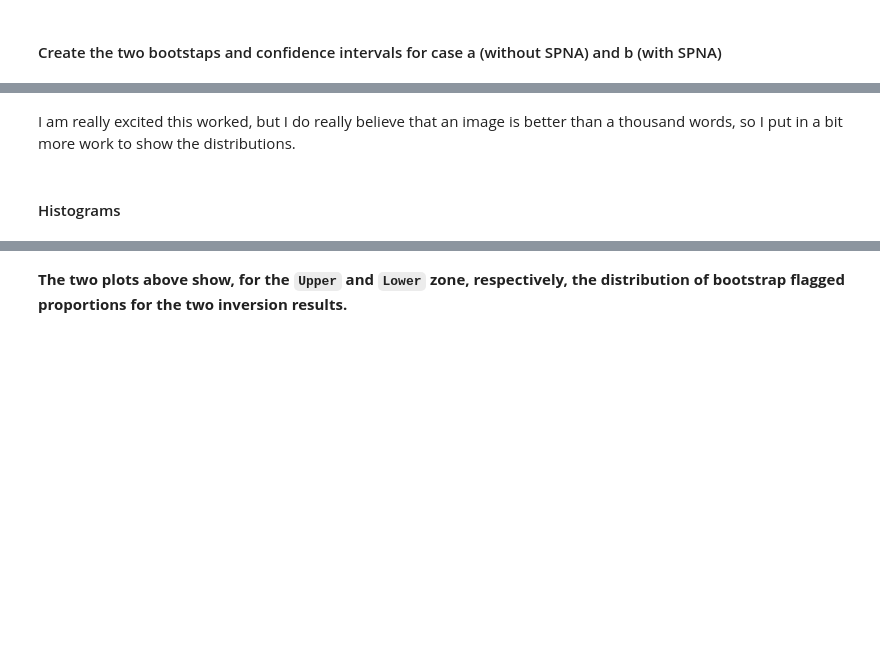
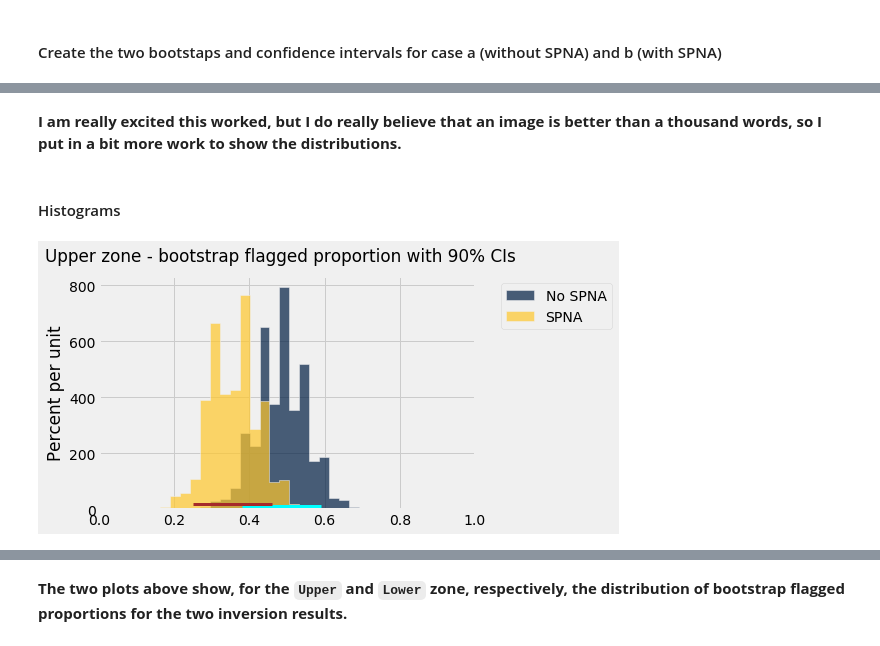
Before and after one commit to mycarta/Be-a-geoscience-detective, a Jupyter notebook: Be-a-geoscience-detective.ipynb, the cells around one changed output, grey strips where cells are left out. Saved outputs shown, nothing was run; the diff lists cells and outputs as text; code cells hidden in the pictures; blank space fills up the shorter version.

Commit message:
more pythonic code bootstrap part

```diff
--- a/Be-a-geoscience-detective.ipynb
+++ b/Be-a-geoscience-detective.ipynb
@@ -430,8 +420,8 @@ def bootstrap_proportion_wrapper(original_sample, label, replications, low, up):
 # %%
-zone_errors_a['90% C.I.'] =[(bootstrap_proportion_wrapper(table_a.where('zone', z), label='flag',
-                                                          replications=5000, low=5, up=95)) for z in ['Upper', 'Lower']]
+zone_errors_a['CI_90_low'] = [percentile (5, bootstrap_proportion(table_a.where('zone', z), label='flag',replications=5000)) for z in ['Upper', 'Lower']]
+zone_errors_a['CI_90_high'] = [percentile (95, bootstrap_proportion(table_a.where('zone', z), label='flag',replications=5000)) for z in ['Upper', 'Lower']]
 # %%
-zone_errors_b['90% C.I.'] =[(bootstrap_proportion_wrapper(table_b.where('zone', z), label='flag',
-                                                          replications=5000, low=5, up=95)) for z in ['Upper', 'Lower']]
+zone_errors_b['CI_90_low']= [percentile (5, bootstrap_proportion(table_b.where('zone', z), label='flag',replications=5000)) for z in ['Upper', 'Lower']]
+zone_errors_b['CI_90_high'] = [percentile (95, bootstrap_proportion(table_b.where('zone', z), label='flag',replications=5000)) for z in ['Upper', 'Lower']]
 # %%
 display_side_by_side(zone_errors_a, zone_errors_b)
@@ -438,10 +437,10 @@ display_side_by_side(zone_errors_a, zone_errors_b)
 # %% [markdown]
-I am really excited this worked, but I do really believe that an image is better than a thousand words, so I put in a bit more work to show the distributions.
+__I am really excited this worked, but I do really believe that an image is better than a thousand words, so I put in a bit more work to show the distributions.__
 # %% [markdown]
 #### Histograms
 # %%
 bootstrap_upper=Table(['No SPNA', 'SPNA'])
-bootstrap_upper['No SPNA']=bootstrap_proportion(table_a.where('zone', 'Upper'), 'flag', 5000)
-bootstrap_upper['SPNA']=bootstrap_proportion(table_b.where('zone', 'Upper'), 'flag', 5000)
+bootstrap_upper['No SPNA']=bootstrap_proportion(table_a.where('zone', 'Upper'), 'flag', 20000)
+bootstrap_upper['SPNA']=bootstrap_proportion(table_b.where('zone', 'Upper'), 'flag', 20000)
 # %%
 bootstrap_lower=Table(['No SPNA', 'SPNA'])
@@ -450,12 +449,14 @@ bootstrap_lower['SPNA']=bootstrap_proportion(table_b.where('zone', 'Lower'), 'fl
 # %%
 plt.style.use('fivethirtyeight')
-bootstrap_upper.select(['No SPNA','SPNA']).hist(overlay=True,bins=20,normed=True)
-plt.plot(make_array(zone_errors_a['90% C.I.'][0][0], zone_errors_a['90% C.I.'][0][1]), make_array(0.1, 0.1),
+bootstrap_upper.select(['No SPNA','SPNA']).hist(overlay=True,bins=25,normed=True)
+plt.plot(make_array(zone_errors_a['CI_90_low'][0], zone_errors_a['CI_90_high'][0]), make_array(0.1, 0.1),
          color='cyan', lw=3);
-plt.plot(make_array(zone_errors_b['90% C.I.'][0][0], zone_errors_b['90% C.I.'][0][1]), make_array(0.2, 0.2),
+plt.plot(make_array(zone_errors_b['CI_90_low'][0], zone_errors_b['CI_90_high'][0]), make_array(0.2, 0.2),
          color='brown', lw=3);
-
+plt.xlim(0, 1)
 fig = plt.gcf()
 fig.suptitle('Upper zone - bootstrap flagged proportion with 90% CIs');
+# %% [output]
+[figure, added]
 # %%
 plt.style.use('fivethirtyeight')
```
Also changed, not shown: parts of 4 cells of this notebook.
